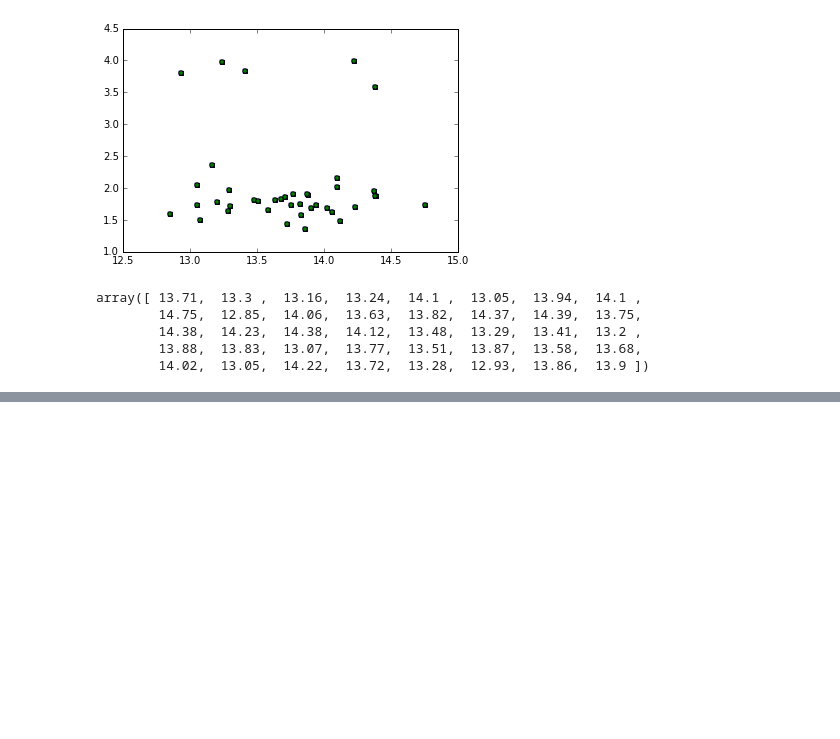
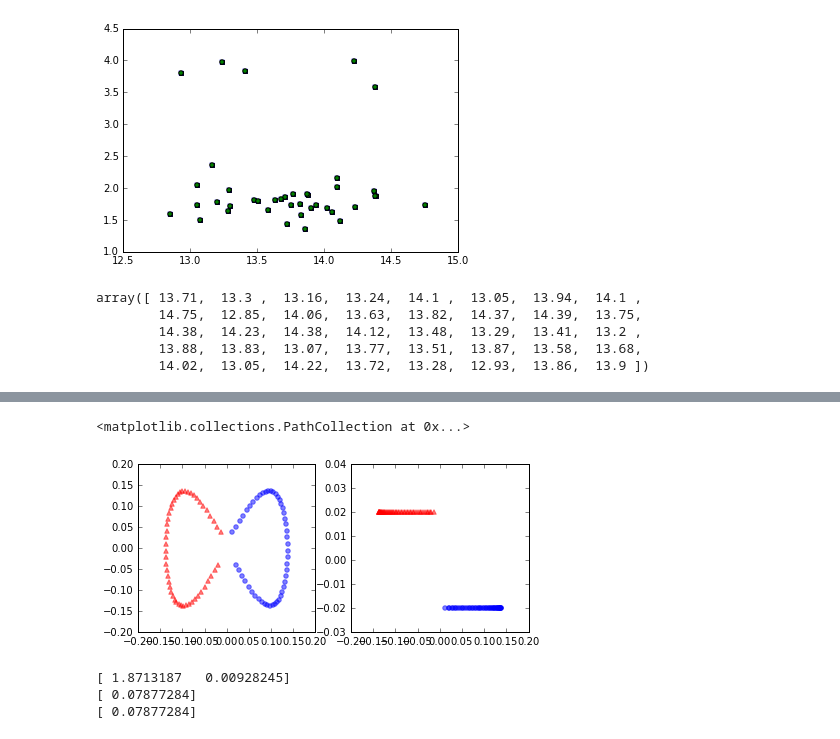
Before and after one commit to panders225/python_scripts, a Jupyter notebook: machine_learning/python_ml_ch05.ipynb, the cells around one changed output, grey strips where cells are left out. Drawn from its saved outputs; the diff is of its cells as text; code cells hidden in the pictures; blank space fills up the shorter version.

```diff
--- a/machine_learning/python_ml_ch05.ipynb
+++ b/machine_learning/python_ml_ch05.ipynb
@@ -96,0 +196,19 @@ array([ 13.71,  13.3 ,  13.16,  13.24,  14.1 ,  13.05,  13.94,  14.1 ,
+# %%
+from matplotlib.ticker import FormatStrFormatter
+X_kpca = rbf_kernel_pca(X, gamma=15, n_components=2)
+fix, ax = plt.subplots(nrows=1, ncols=2, figsize=(7,3))
+ax[0].scatter(X_kpca[y==0, 0], X_kpca[y==0, 1]
+             , color='red', marker='^', alpha=0.5
+             )
+ax[0].scatter(X_kpca[y==1, 0], X_kpca[y==1, 1]
+             , color='blue', marker='o', alpha=0.5
+             )
+ax[1].scatter(X_kpca[y==0, 0], np.zeros((50,1))+0.02
+             , color='red', marker='^', alpha=0.5
+             )
+ax[1].scatter(X_kpca[y==1, 0], np.zeros((50,1))-0.02
+             , color='blue', marker='o', alpha=0.5
+             )
+# %% [output]
+<matplotlib.collections.PathCollection at 0x...>
+[figure, added]
@@ -96,0 +276,19 @@ array([ 13.71,  13.3 ,  13.16,  13.24,  14.1 ,  13.05,  13.94,  14.1 ,
+# %%
+x_new = X[25]
+print x_new
+
+x_proj = alphas[25]
+print x_proj
+
+def project_x(x_new, X, gamma, alphas, lambdas):
+    pair_dist = np.array([np.sum(
+                (x_new-row)**2) for row in X])
+    k = np.exp(-gamma * pair_dist)
+    return k.dot(alphas / lambdas)
+
+x_reproj = project_x(x_new, X, gamma=15, alphas=alphas, lambdas=lambdas)
+print x_reproj
+# %% [output]
+[ 1.8713187   0.00928245]
+[ 0.07877284]
+[ 0.07877284]
```
Also changed, not shown: parts of 7 cells of this notebook.
